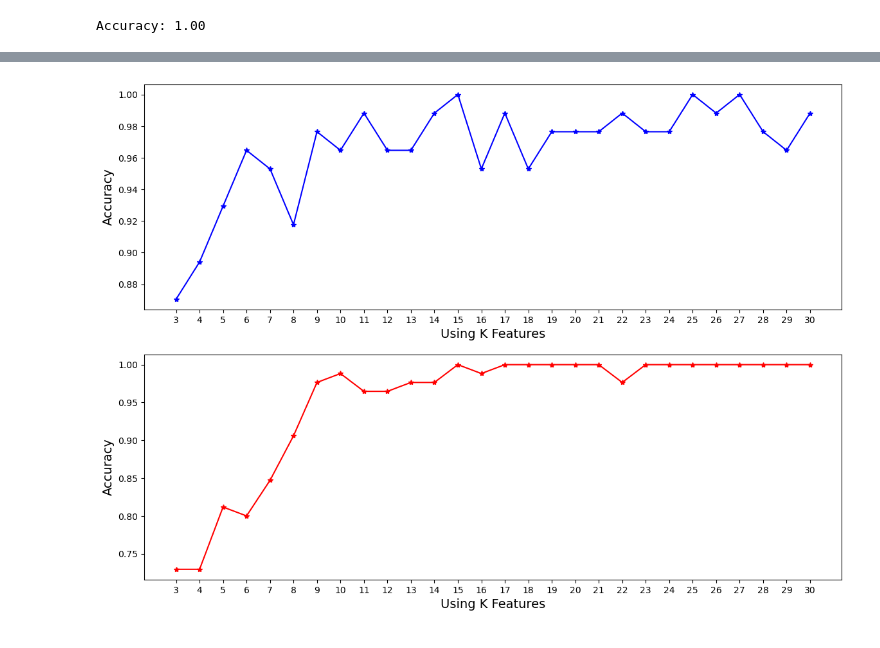
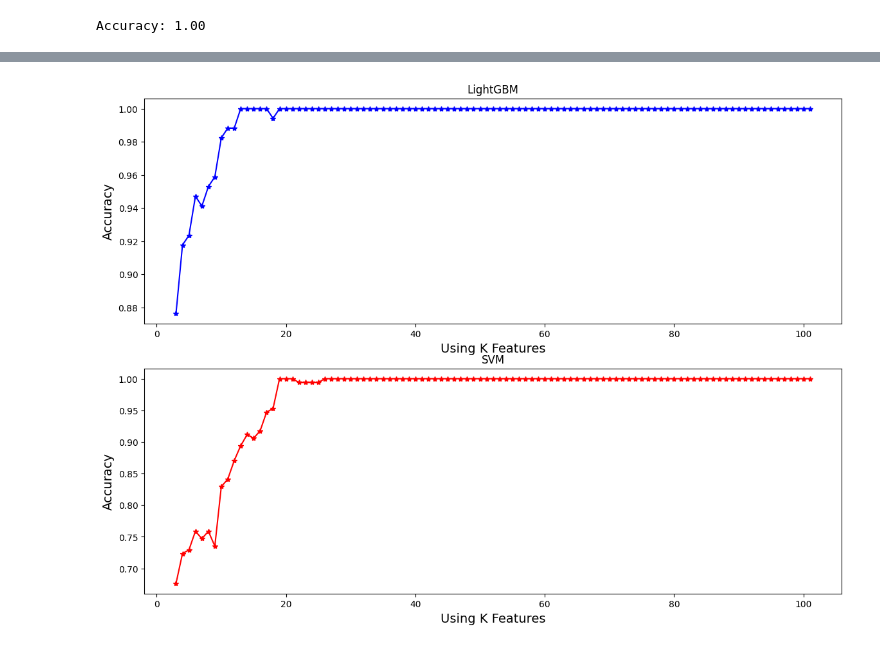
Before and after one commit to VanLinLin/Automated-Crop-Disease-Diagnosis-from-Hyperspectral-Imagery-3rd, a Jupyter notebook: ML_methods.ipynb, the cells around one changed output, grey strips where cells are left out. Cells and saved outputs as stored; diff of their text form; code cells hidden in the pictures.

```diff
--- a/ML_methods.ipynb
+++ b/ML_methods.ipynb
@@ -132,18 +151,0 @@ plt.show()
-# %%
-from sklearn.pipeline import make_pipeline
-from sklearn.preprocessing import StandardScaler
-from sklearn.svm import SVC
-
-X = df.drop('label', axis=1)
-y = df['label']
-
-X_train, X_test, y_train, y_test = train_test_split(X, y, test_size=0.05, random_state=random_seed)
-
-clf = make_pipeline(StandardScaler(), SVC(kernel='rbf',gamma=0.075,C=5.0))
-clf.fit(X_train, y_train)
-
-y_pred = clf.predict(X_test)
-acc_svm = accuracy_score(y_test, y_pred)
-print(f'Accuracy: {acc_svm:.2f}')
-
-output_csv(clf, 'svm_specinfo')
@@ -237,22 +250,14 @@ plt.show()
 # %%
-def train_kfeas(k):
-    spec_data2 = []
-    for data in dataloader:
-        img, label = data
-        img = normHSI(img).squeeze(0)
-        spec = []
-        for i in gain_importance_df.sort_values(by='Gain', ascending=False)['Band No.'][:k]:
-            mean = torch.mean(img[i,:,:])
-            spec.append(mean.item())
-        spec.append(label.item())
-        spec_data2.append(spec)
+from sklearn.pipeline import make_pipeline
+from sklearn.preprocessing import StandardScaler
+from sklearn.svm import SVC
+## we also use SVM to validate the k bands selection performance
 
-    df2 = pd.DataFrame(spec_data2, columns=[*range(k), 'label'])
+def train_kfeas_lgb(k, df):
+    X2 = df.drop('label', axis=1)[gain_importance_df.sort_values(by='Gain', ascending=False)['Band No.'][:k]]
+    y2 = df['label']
 
-    X2 = df2.drop('label', axis=1)
-    y2 = df2['label']
-
-    X_train2, X_test2, y_train2, y_test2 = train_test_split(X2, y2, test_size=0.05, random_state=random_seed)
+    X_train2, X_test2, y_train2, y_test2 = train_test_split(X2, y2, test_size=0.1, random_state=800)
 
     train_data2 = lgb.Dataset(X_train2, label=y_train2)
     test_data2 = lgb.Dataset(X_test2, label=y_test2)
@@ -262,7 +267,7 @@ def train_kfeas(k):
         'metric': 'binary_logloss',
         'boosting': 'gbdt',
         'num_leaves': 30,
-        'learning_rate': 0.01,
+        'learning_rate': 0.015,
         'verbose': -1
     }
 
@@ -273,58 +278,45 @@ def train_kfeas(k):
     accuracy2 = accuracy_score(y_test2, y_pred_binary2)
 
     return accuracy2
+def train_kfeas_svm(k, df):
+    X2 = df.drop('label', axis=1)[gain_importance_df.sort_values(by='Gain', ascending=False)['Band No.'][:k]]
+    y2 = df['label']
 
-def train_kfeas_svm(k):
-    spec_data2 = []
-    for data in dataloader:
-        img, label = data
-        img = normHSI(img).squeeze(0)
-        spec = []
-        for i in gain_importance_df.sort_values(by='Gain', ascending=False)['Band No.'][:k]:
-            mean = torch.mean(img[i,:,:])
-            spec.append(mean.item())
-        spec.append(label.item())
-        spec_data2.append(spec)
-
-    df2 = pd.DataFrame(spec_data2, columns=[*range(k), 'label'])
-
-    X2 = df2.drop('label', axis=1)
-    y2 = df2['label']
-
-    X_train, X_test, y_train, y_test = train_test_split(X2, y2, test_size=0.05, random_state=random_seed)
+    X_train, X_test, y_train, y_test = train_test_split(X2, y2, test_size=0.1, random_state=300)
 
     clf = make_pipeline(StandardScaler(), SVC(kernel='rbf',gamma=0.75,C=5.0))
     clf.fit(X_train, y_train)
 
     y_pred = clf.predict(X_test)
     acc_svm = accuracy_score(y_test, y_pred)
-    # print(f'Accuracy: {acc_svm:.2f}')
 
     return acc_svm
 
 resultK1, resultK2 = [], []
 resultAcc1, resultAcc2 = [], []
 
-for k in range(3,31,1):
-    acc = train_kfeas(k)
+for k in range(3,101+1,1):
+    acc = train_kfeas_lgb(k, df)
     resultK1.append(k)
     resultAcc1.append(acc)
-for k in range(3,31,1):
-    acc = train_kfeas_svm(k)
+for k in range(3,101+1,1):
+    acc = train_kfeas_svm(k, df)
     resultK2.append(k)
     resultAcc2.append(acc)
 
 plt.figure(figsize=(14,10))
 plt.subplot(2,1,1)
 plt.plot(resultK1, resultAcc1, 'b*-')
 plt.xlabel('Using K Features', fontsize=14)
 plt.ylabel('Accuracy', fontsize=14)
-plt.xticks(resultK1)
+plt.title('LightGBM')
+# plt.xticks(resultK1)
 plt.subplot(2,1,2)
 plt.plot(resultK2, resultAcc2, 'r*-')
 plt.xlabel('Using K Features', fontsize=14)
 plt.ylabel('Accuracy', fontsize=14)
-plt.xticks(resultK1)
+plt.title('SVM')
+# plt.xticks(resultK2)
 plt.show()
 # %% [output]
-[figure, old version]
+[figure, new version]
```
Also changed, not shown: parts of 15 cells of this notebook.
